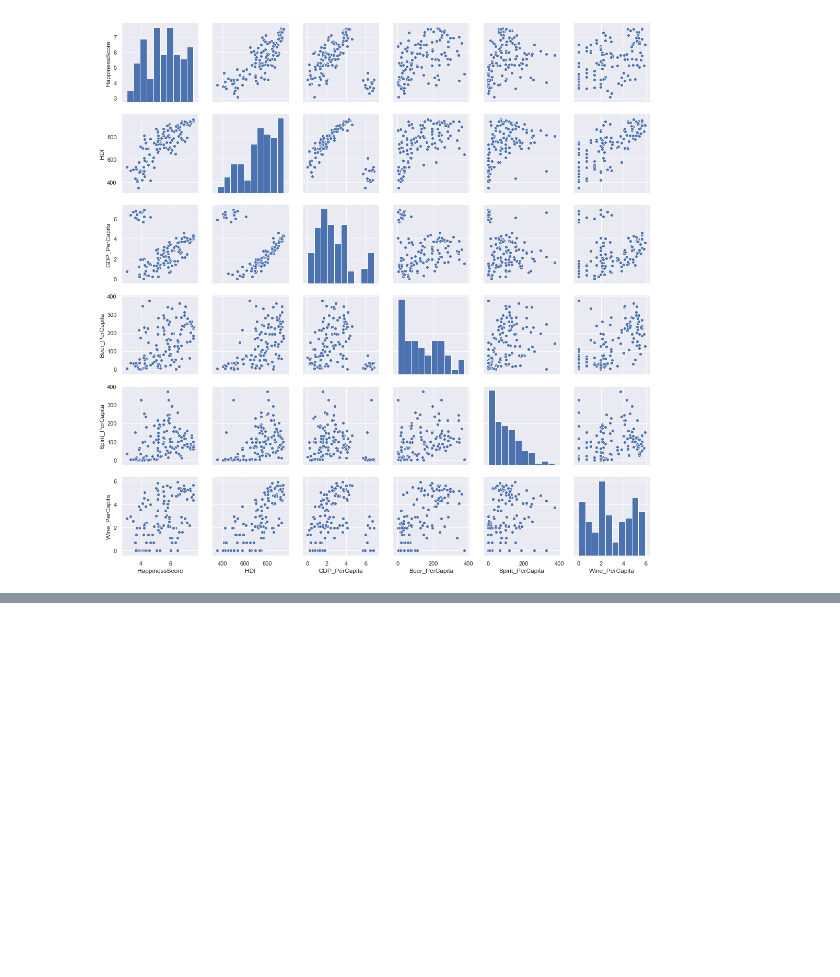
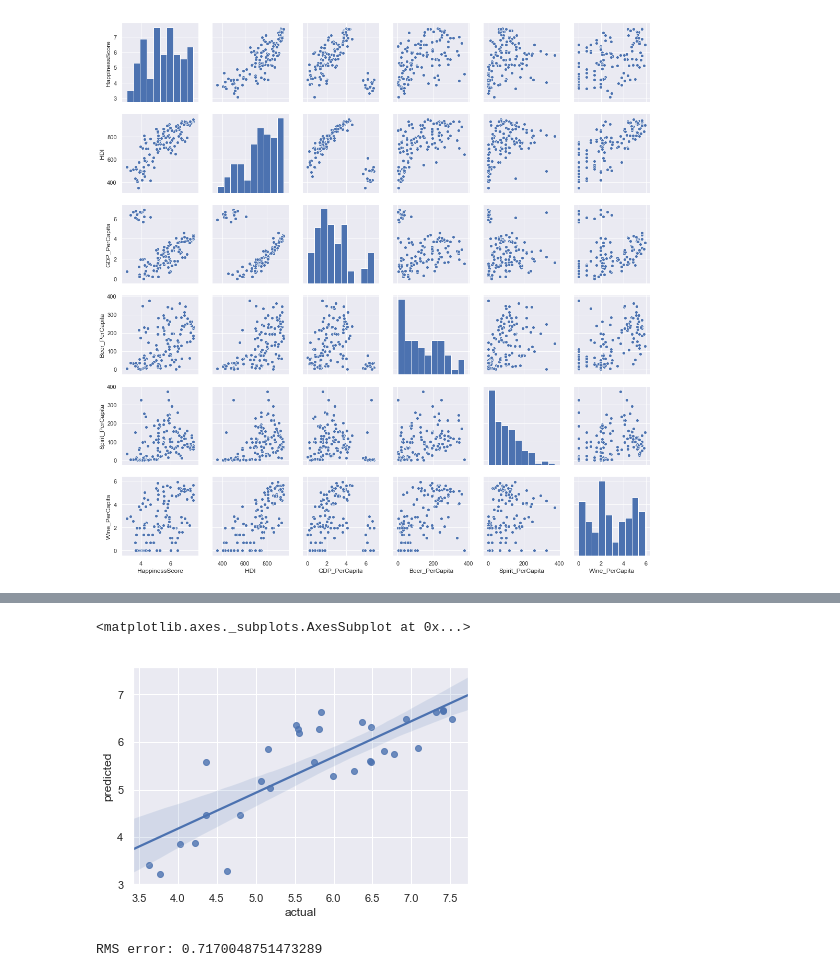
Before and after one commit to t2o2/data_fellowship, a Jupyter notebook: sprint2/Regression.ipynb, the cells around one changed output, grey strips where cells are left out. Drawn from its saved outputs; the diff is of its cells as text; code cells hidden in the pictures; blank space fills up the shorter version.

```diff
--- a/sprint2/Regression.ipynb
+++ b/sprint2/Regression.ipynb
@@ -208,0 +247,15 @@ strong multicollinearity or other numerical problems.
+# %%
+lingres_model = linear_model.LinearRegression()
+lingres_model.fit(X_train, y_train)
+y_pred = lingres_model.predict(X_test)
+# %%
+data = pd.DataFrame(list(zip(y_test.T.values.tolist()[0], y_pred.T.tolist()[0])), columns=['actual', 'predicted'])
+sns.regplot(x='actual', y='predicted', data=data)
+# %% [output]
+<matplotlib.axes._subplots.AxesSubplot at 0x...>
+[figure, added]
+# %%
+data['diff'] = data['predicted'] - data['actual']
+print(f'RMS error: {sqrt(mean(square(data["diff"])))}')
+# %% [output]
+RMS error: 0.7170048751473289
```
Also changed, not shown: parts of 10 cells of this notebook.
